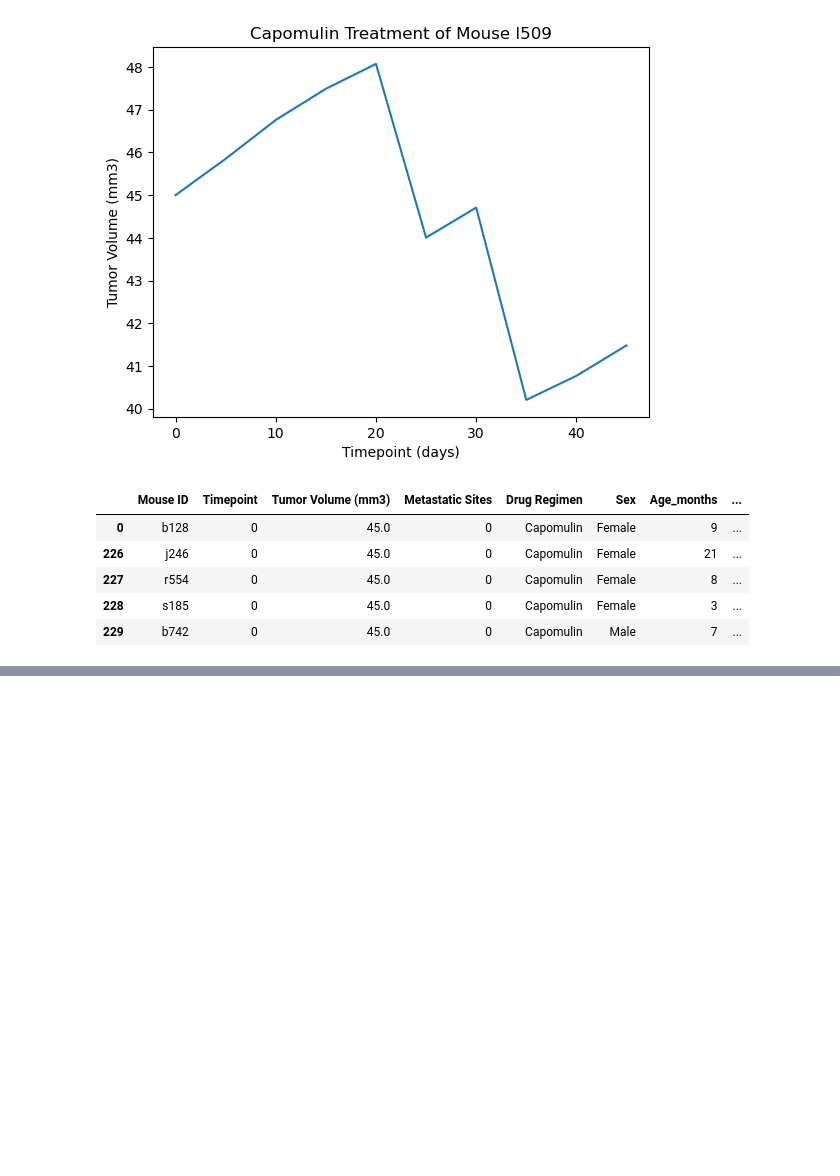
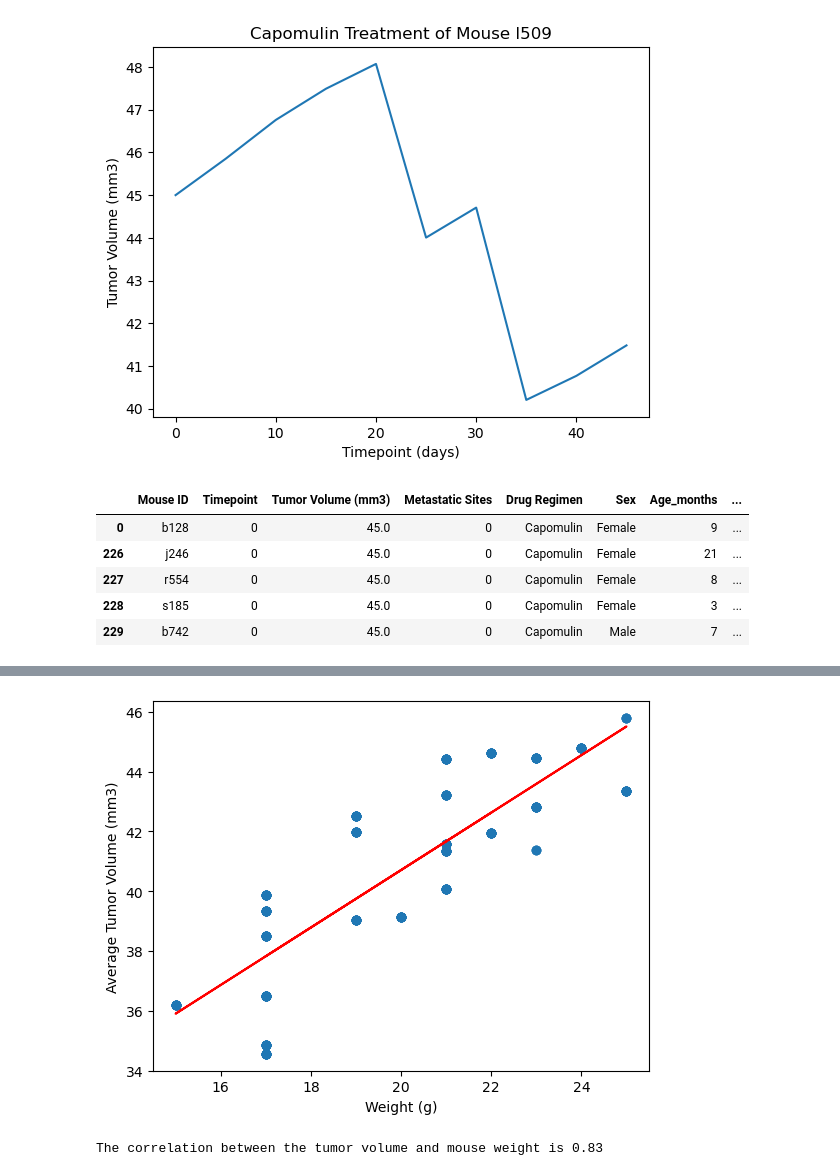
Before and after one commit to brianne-han/MatPlotLib-Challenge, a Jupyter notebook: Starter_Code/Pymaceuticals/MyPymaceuticals_checkpoints.ipynb, the cells around one changed output, grey strips where cells are left out. Drawn from its saved outputs; the diff is of its cells as text; code cells hidden in the pictures; blank space fills up the shorter version.

```diff
--- a/Starter_Code/Pymaceuticals/MyPymaceuticals_checkpoints.ipynb
+++ b/Starter_Code/Pymaceuticals/MyPymaceuticals_checkpoints.ipynb
@@ -255,0 +299,18 @@ capomulin_df.head()
+# %%
+# Calculate the correlation coefficient and a linear regression model
+# for mouse weight and average observed tumor volume for the entire Capomulin regimen
+x_axis = avg_vol['Weight (g)']
+y_axis = avg_vol['Tumor Volume (mm3)_x']
+correlation = st.pearsonr(x_axis, y_axis)
+(slope, intercept, rvalue, pvalue, stderr) = st.linregress(x_axis, y_axis)
+regress_val = x_axis * slope + intercept
+
+plt.plot(x_axis, regress_val, 'r-')
+plt.scatter(x_axis, y_axis)
+plt.xlabel('Weight (g)')
+plt.ylabel('Average Tumor Volume (mm3)')
+plt.show()
+print(f'The correlation between the tumor volume and mouse weight is {round(correlation[0],2)}')
+# %% [output]
+[figure, added]
+The correlation between the tumor volume and mouse weight is 0.83
```
Also changed, not shown: parts of 4 cells of this notebook.
